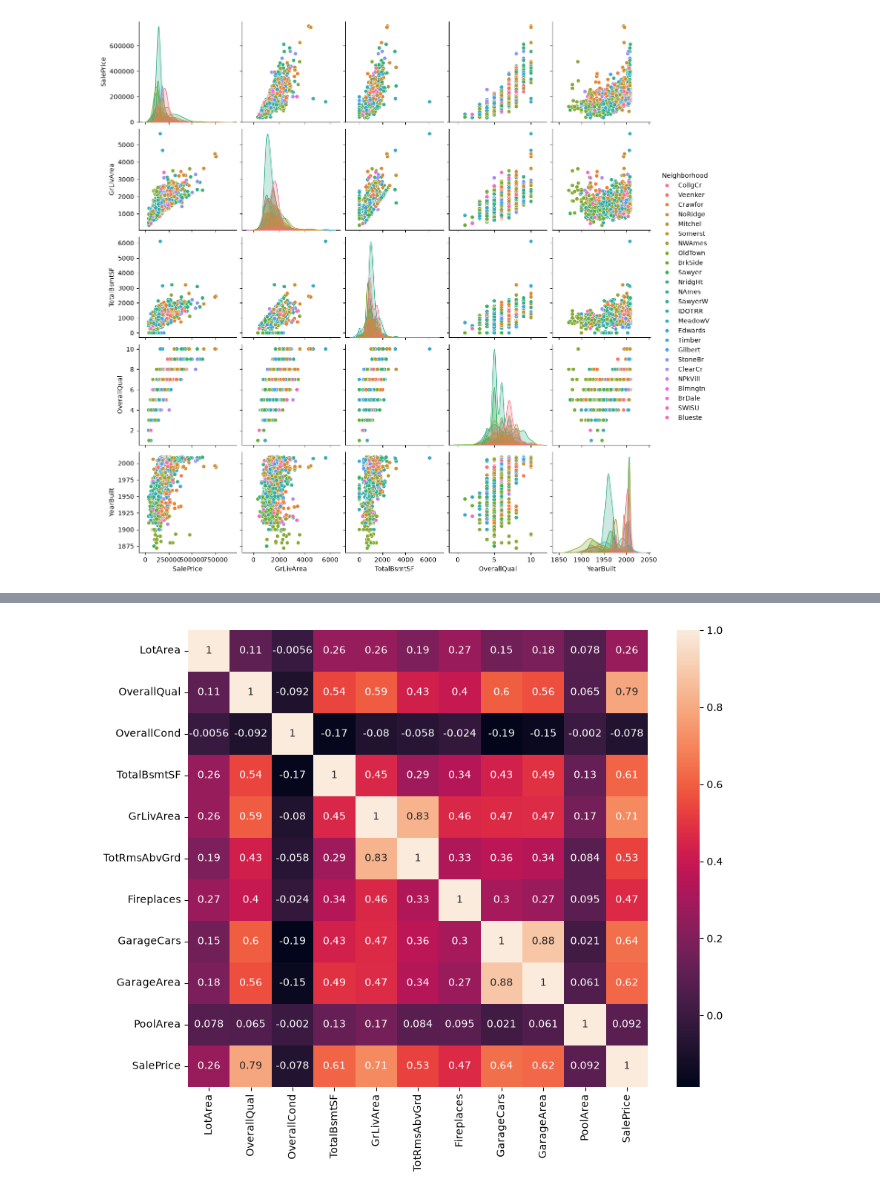
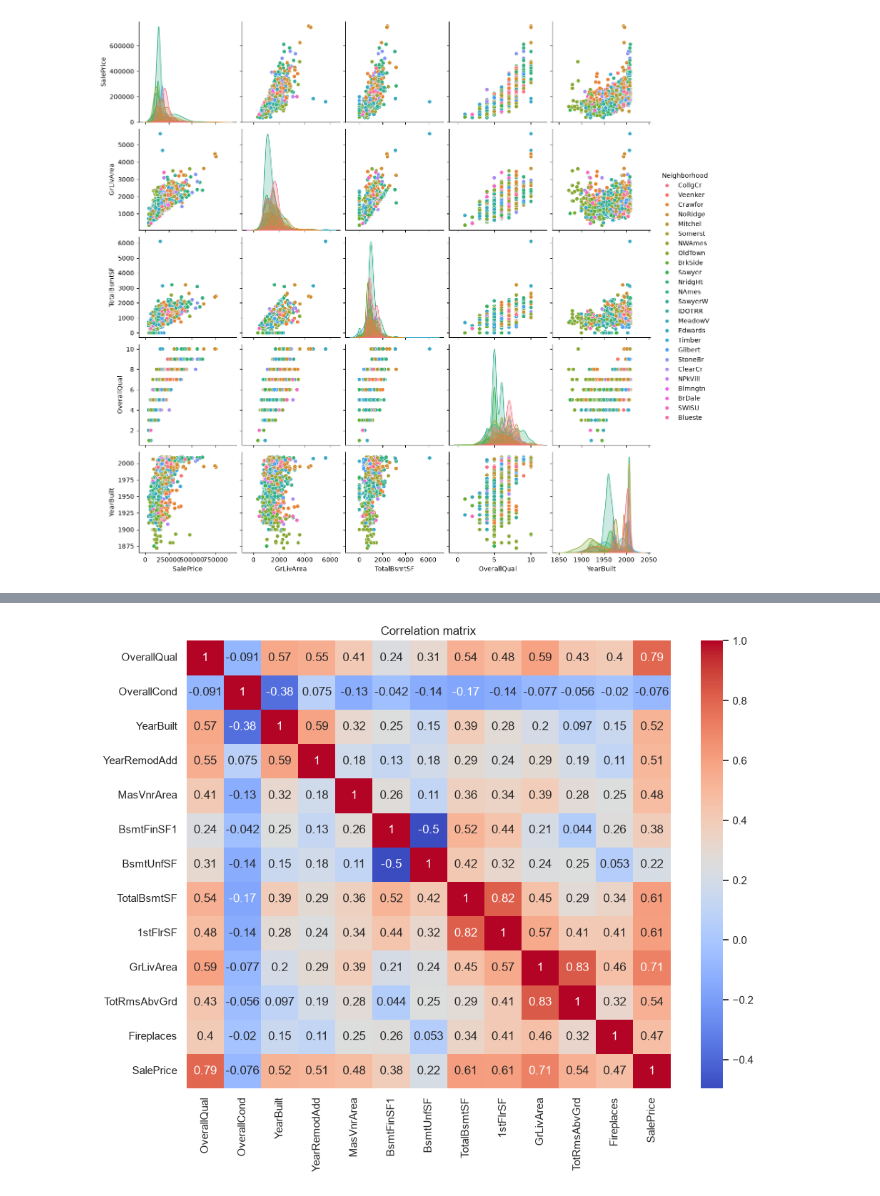
Before and after one commit to anuri-el/Machine-Learning-Technologies, a Jupyter notebook: main.ipynb, the cells around one changed output, grey strips where cells are left out. Drawn from its saved outputs; the diff is of its cells as text; code cells hidden in the pictures.

```diff
--- a/main.ipynb
+++ b/main.ipynb
@@ -10,6 +12,8 @@ import seaborn as sns
 
 pd.set_option('display.max_columns', 100)
 pd.set_option('display.max_rows', 100)
+
+sns.set_theme(style='whitegrid')
 # %%
 df = pd.read_csv('house-prices-advanced-regression-techniques/train.csv')
 df.head(5)
@@ -99,17 +190,16 @@ df = df[['Id', 'MSSubClass', 'MSZoning',
        'BsmtQual', 'BsmtCond', 'BsmtExposure', 'BsmtFinType1', 'BsmtFinSF1',
        'BsmtFinType2', 'BsmtFinSF2', 'BsmtUnfSF', 'TotalBsmtSF',
        'Heating', 'HeatingQC', 'CentralAir', 'Electrical',
-       '1stFlrSF', '2ndFlrSF',
-       # 'LowQualFinSF',
-       'GrLivArea',
+       '1stFlrSF', '2ndFlrSF', 'LowQualFinSF', 'GrLivArea',
        # 'BsmtFullBath', 'BsmtHalfBath',
        'FullBath', 'HalfBath', 'BedroomAbvGr', 'KitchenAbvGr', 'KitchenQual',
        'TotRmsAbvGrd', 'Functional', 'Fireplaces', 'FireplaceQu', 'GarageType',
-       # 'GarageYrBlt',
-       'GarageFinish', 'GarageCars', 'GarageArea', 'GarageQual',
+       'GarageYrBlt', 'GarageFinish', 'GarageCars', 'GarageArea', 'GarageQual',
        'GarageCond', 'PavedDrive', 'WoodDeckSF', 'OpenPorchSF',
        'EnclosedPorch', '3SsnPorch', 'ScreenPorch', 'PoolArea', 'PoolQC',
        'Fence',
        # 'MiscFeature',
        'MiscVal', 'MoSold', 'YrSold', 'SaleType',
        'SaleCondition', 'SalePrice']].copy()
+
+df.shape
@@ -119,0 +208,4 @@ df.shape
+# %%
+df['MSSubClass'] = df['MSSubClass'].astype(str)
+
+df.dtypes.value_counts()
@@ -162,0 +251,5 @@ dtype: int64
+# %%
+before = df.shape[0]
+df = df.drop_duplicates()
+afrer = df.shape[0]
+print('Deleted duplicates:', before - afrer)
@@ -181,14 +385,22 @@ sns.pairplot(df, vars=['SalePrice', 'GrLivArea', 'TotalBsmtSF', 'OverallQual', '
 # %%
 df_corr = df[[
-       'LotArea', 'OverallQual', 'OverallCond',
+       'OverallQual',
+       'OverallCond',
+       'YearBuilt',
+       'YearRemodAdd',
+       'MasVnrArea',
+       'BsmtFinSF1',
+       'BsmtUnfSF',
        'TotalBsmtSF',
+       '1stFlrSF',
        'GrLivArea',
-       'TotRmsAbvGrd', 'Fireplaces',
-       'GarageCars', 'GarageArea',
-       'PoolArea',
+       'TotRmsAbvGrd',
+       'Fireplaces',
        'SalePrice']].dropna().corr()
 plt.figure(figsize=(10,8))
-sns.heatmap(df_corr, annot=True)
+sns.heatmap(df_corr, cmap='coolwarm', annot=True)
+plt.title('Correlation matrix')
+plt.tight_layout()
 plt.show()
 # %% [output]
-[figure, old version]
+[figure, new version]
```
Also changed, not shown: parts of 21 cells of this notebook, 9 other files.
